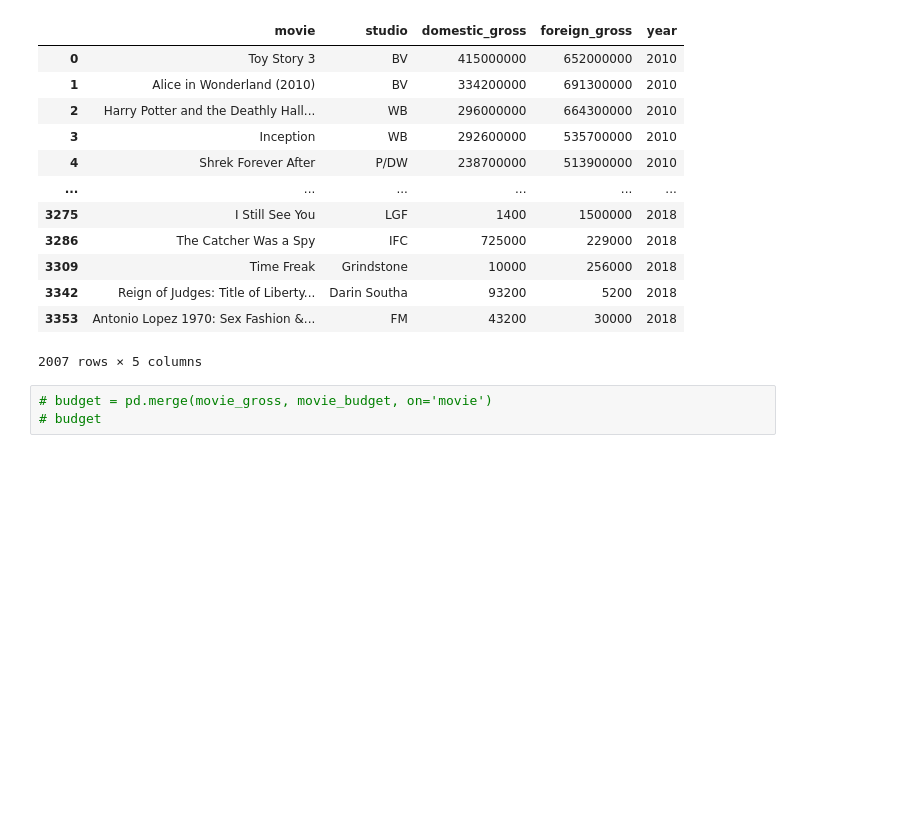
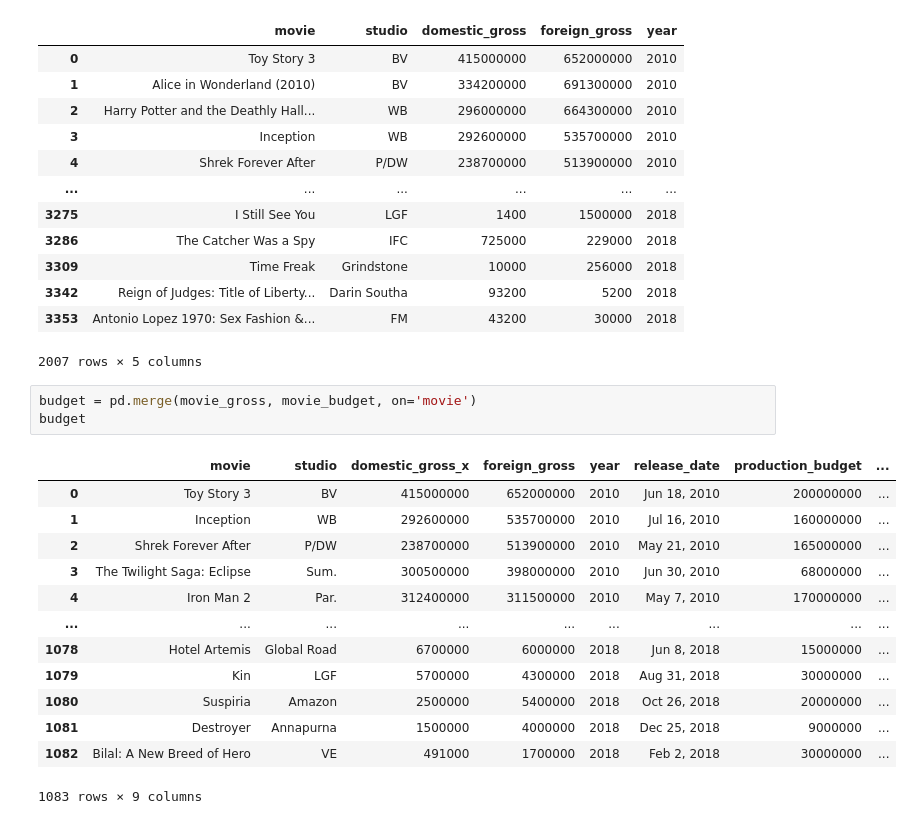
Before and after one commit to wanjikuciku/Phase-1-Project, a Jupyter notebook: project.ipynb, the cells around one changed output. Saved outputs shown, nothing was run; the diff lists cells and outputs as text; blank space fills up the shorter version.

Commit message:
renamed tmdb-movie title column to movie

```diff
--- a/project.ipynb
+++ b/project.ipynb
@@ -616,6 +616,20 @@ movie_gross
 | 3353 | Antonio Lopez 1970: Sex Fashion &... | FM | 43200 | 30000 | 2018 |
 2007 rows × 5 columns
 # %%
-# budget = pd.merge(movie_gross, movie_budget, on='movie')
-# budget
+budget = pd.merge(movie_gross, movie_budget, on='movie')
+budget
+# %% [output]
+|  | movie | studio | domestic_gross_x | foreign_gross | year | release_date | production_budget | ... |
+| 0 | Toy Story 3 | BV | 415000000 | 652000000 | 2010 | Jun 18, 2010 | 200000000 | ... |
+| 1 | Inception | WB | 292600000 | 535700000 | 2010 | Jul 16, 2010 | 160000000 | ... |
+| 2 | Shrek Forever After | P/DW | 238700000 | 513900000 | 2010 | May 21, 2010 | 165000000 | ... |
+| 3 | The Twilight Saga: Eclipse | Sum. | 300500000 | 398000000 | 2010 | Jun 30, 2010 | 68000000 | ... |
+| 4 | Iron Man 2 | Par. | 312400000 | 311500000 | 2010 | May 7, 2010 | 170000000 | ... |
+| ... | ... | ... | ... | ... | ... | ... | ... | ... |
+| 1078 | Hotel Artemis | Global Road | 6700000 | 6000000 | 2018 | Jun 8, 2018 | 15000000 | ... |
+| 1079 | Kin | LGF | 5700000 | 4300000 | 2018 | Aug 31, 2018 | 30000000 | ... |
+| 1080 | Suspiria | Amazon | 2500000 | 5400000 | 2018 | Oct 26, 2018 | 20000000 | ... |
+| 1081 | Destroyer | Annapurna | 1500000 | 4000000 | 2018 | Dec 25, 2018 | 9000000 | ... |
+| 1082 | Bilal: A New Breed of Hero | VE | 491000 | 1700000 | 2018 | Feb 2, 2018 | 30000000 | ... |
+1083 rows × 9 columns
 # %%
```
Also changed, not shown: parts of 1 cell of this notebook.
